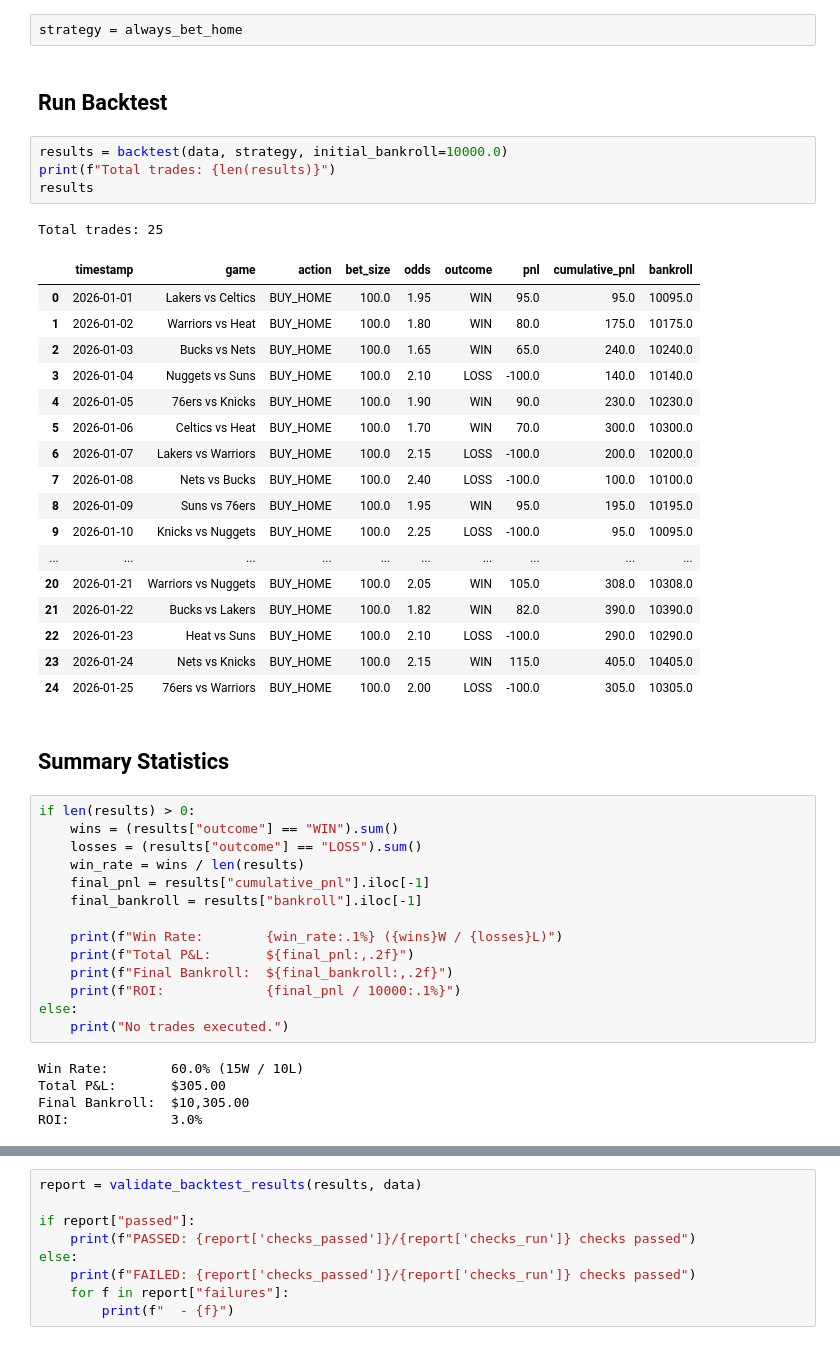
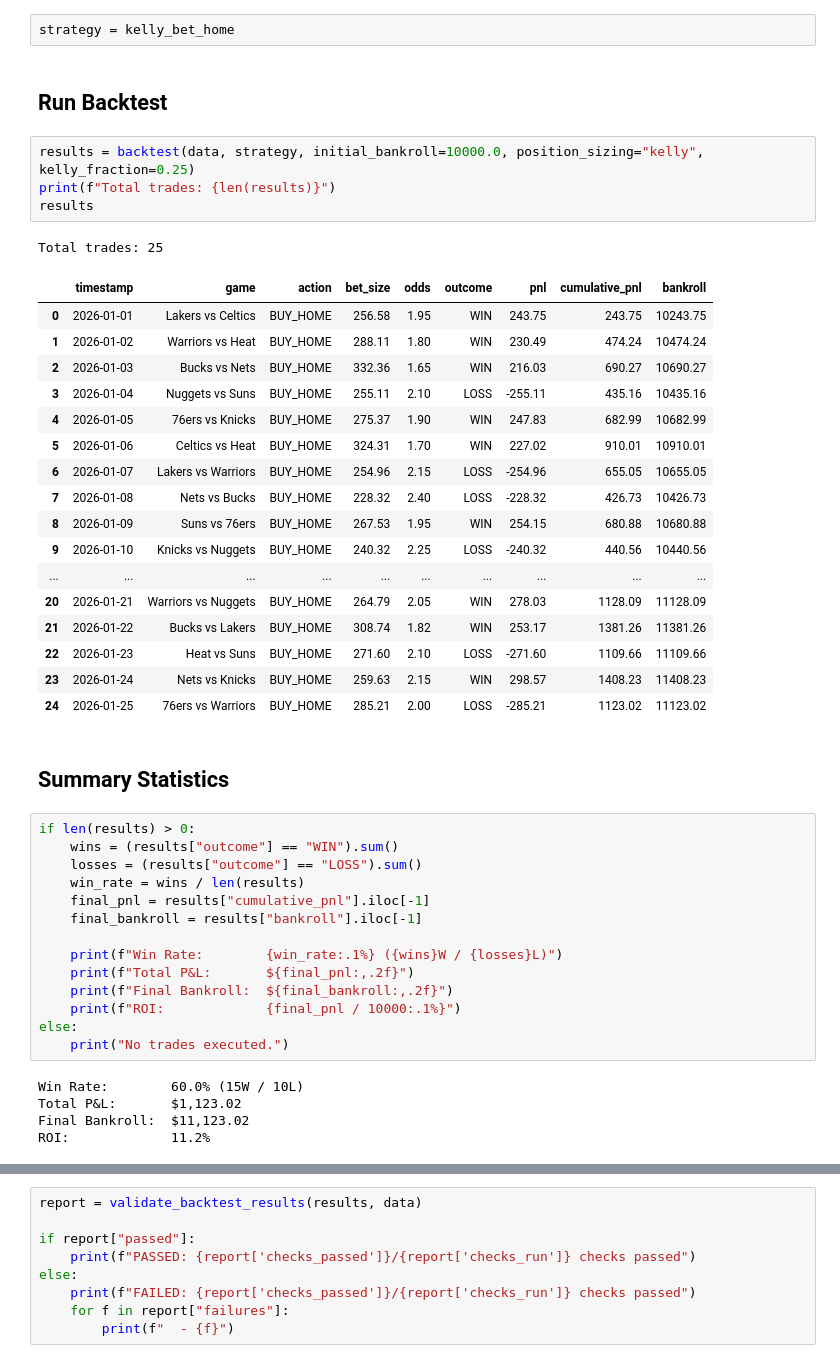
Before and after one commit to TanishqK27/CUIC_Sem2_Project, a Jupyter notebook: tools/backtester.ipynb, the cells around one changed output, grey strips where cells are left out. Cells and saved outputs as stored; diff of their text form.

Commit message:
sync: pull latest backtester updates from james_branch

```diff
--- a/tools/backtester.ipynb
+++ b/tools/backtester.ipynb
@@ -117,30 +136,30 @@ def best_odds_side(
 # %%
-strategy = always_bet_home
+strategy = kelly_bet_home
 # %% [markdown]
 ## Run Backtest
 # %%
-results = backtest(data, strategy, initial_bankroll=10000.0)
+results = backtest(data, strategy, initial_bankroll=10000.0, position_sizing="kelly", kelly_fraction=0.25)
 print(f"Total trades: {len(results)}")
 results
 # %% [output]
 Total trades: 25
 |  | timestamp | game | action | bet_size | odds | outcome | pnl | cumulative_pnl | bankroll |
-| 0 | 2026-01-01 | Lakers vs Celtics | BUY_HOME | 100.0 | 1.95 | WIN | 95.0 | 95.0 | 10095.0 |
-| 1 | 2026-01-02 | Warriors vs Heat | BUY_HOME | 100.0 | 1.80 | WIN | 80.0 | 175.0 | 10175.0 |
-| 2 | 2026-01-03 | Bucks vs Nets | BUY_HOME | 100.0 | 1.65 | WIN | 65.0 | 240.0 | 10240.0 |
-| 3 | 2026-01-04 | Nuggets vs Suns | BUY_HOME | 100.0 | 2.10 | LOSS | -100.0 | 140.0 | 10140.0 |
-| 4 | 2026-01-05 | 76ers vs Knicks | BUY_HOME | 100.0 | 1.90 | WIN | 90.0 | 230.0 | 10230.0 |
-| 5 | 2026-01-06 | Celtics vs Heat | BUY_HOME | 100.0 | 1.70 | WIN | 70.0 | 300.0 | 10300.0 |
-| 6 | 2026-01-07 | Lakers vs Warriors | BUY_HOME | 100.0 | 2.15 | LOSS | -100.0 | 200.0 | 10200.0 |
-| 7 | 2026-01-08 | Nets vs Bucks | BUY_HOME | 100.0 | 2.40 | LOSS | -100.0 | 100.0 | 10100.0 |
-| 8 | 2026-01-09 | Suns vs 76ers | BUY_HOME | 100.0 | 1.95 | WIN | 95.0 | 195.0 | 10195.0 |
-| 9 | 2026-01-10 | Knicks vs Nuggets | BUY_HOME | 100.0 | 2.25 | LOSS | -100.0 | 95.0 | 10095.0 |
+| 0 | 2026-01-01 | Lakers vs Celtics | BUY_HOME | 256.58 | 1.95 | WIN | 243.75 | 243.75 | 10243.75 |
+| 1 | 2026-01-02 | Warriors vs Heat | BUY_HOME | 288.11 | 1.80 | WIN | 230.49 | 474.24 | 10474.24 |
+| 2 | 2026-01-03 | Bucks vs Nets | BUY_HOME | 332.36 | 1.65 | WIN | 216.03 | 690.27 | 10690.27 |
+| 3 | 2026-01-04 | Nuggets vs Suns | BUY_HOME | 255.11 | 2.10 | LOSS | -255.11 | 435.16 | 10435.16 |
+| 4 | 2026-01-05 | 76ers vs Knicks | BUY_HOME | 275.37 | 1.90 | WIN | 247.83 | 682.99 | 10682.99 |
+| 5 | 2026-01-06 | Celtics vs Heat | BUY_HOME | 324.31 | 1.70 | WIN | 227.02 | 910.01 | 10910.01 |
+| 6 | 2026-01-07 | Lakers vs Warriors | BUY_HOME | 254.96 | 2.15 | LOSS | -254.96 | 655.05 | 10655.05 |
+| 7 | 2026-01-08 | Nets vs Bucks | BUY_HOME | 228.32 | 2.40 | LOSS | -228.32 | 426.73 | 10426.73 |
+| 8 | 2026-01-09 | Suns vs 76ers | BUY_HOME | 267.53 | 1.95 | WIN | 254.15 | 680.88 | 10680.88 |
+| 9 | 2026-01-10 | Knicks vs Nuggets | BUY_HOME | 240.32 | 2.25 | LOSS | -240.32 | 440.56 | 10440.56 |
 | ... | ... | ... | ... | ... | ... | ... | ... | ... | ... |
-| 20 | 2026-01-21 | Warriors vs Nuggets | BUY_HOME | 100.0 | 2.05 | WIN | 105.0 | 308.0 | 10308.0 |
-| 21 | 2026-01-22 | Bucks vs Lakers | BUY_HOME | 100.0 | 1.82 | WIN | 82.0 | 390.0 | 10390.0 |
-| 22 | 2026-01-23 | Heat vs Suns | BUY_HOME | 100.0 | 2.10 | LOSS | -100.0 | 290.0 | 10290.0 |
-| 23 | 2026-01-24 | Nets vs Knicks | BUY_HOME | 100.0 | 2.15 | WIN | 115.0 | 405.0 | 10405.0 |
-| 24 | 2026-01-25 | 76ers vs Warriors | BUY_HOME | 100.0 | 2.00 | LOSS | -100.0 | 305.0 | 10305.0 |
+| 20 | 2026-01-21 | Warriors vs Nuggets | BUY_HOME | 264.79 | 2.05 | WIN | 278.03 | 1128.09 | 11128.09 |
+| 21 | 2026-01-22 | Bucks vs Lakers | BUY_HOME | 308.74 | 1.82 | WIN | 253.17 | 1381.26 | 11381.26 |
+| 22 | 2026-01-23 | Heat vs Suns | BUY_HOME | 271.60 | 2.10 | LOSS | -271.60 | 1109.66 | 11109.66 |
+| 23 | 2026-01-24 | Nets vs Knicks | BUY_HOME | 259.63 | 2.15 | WIN | 298.57 | 1408.23 | 11408.23 |
+| 24 | 2026-01-25 | 76ers vs Warriors | BUY_HOME | 285.21 | 2.00 | LOSS | -285.21 | 1123.02 | 11123.02 |
 # %% [markdown]
 ## Summary Statistics
 # %%
@@ -159,6 +178,6 @@ else:
     print("No trades executed.")
 # %% [output]
 Win Rate:        60.0% (15W / 10L)
-Total P&L:       $305.00
-Final Bankroll:  $10,305.00
-ROI:             3.0%
+Total P&L:       $1,123.02
+Final Bankroll:  $11,123.02
+ROI:             11.2%
```
Also changed, not shown: parts of 16 cells of this notebook, 4 other files.
